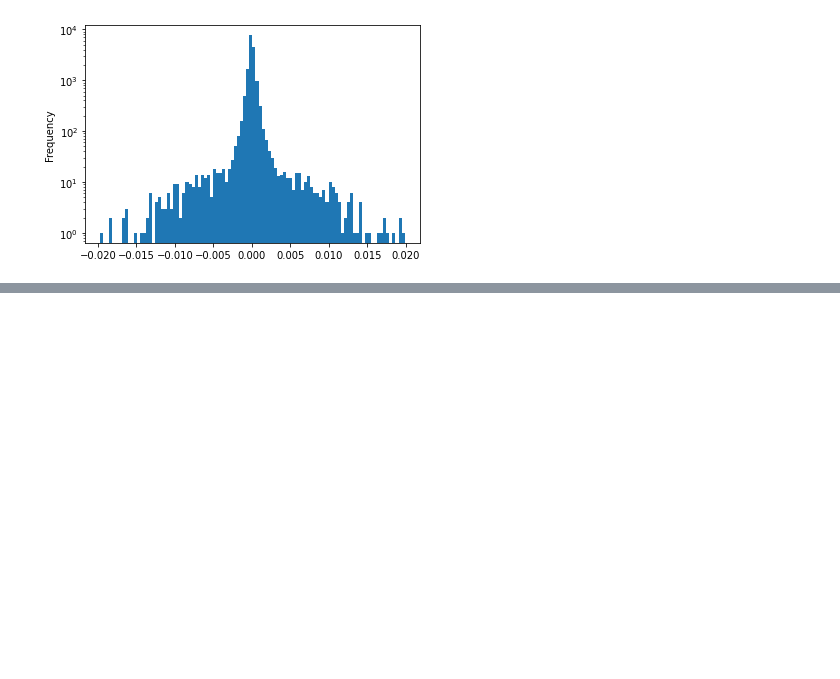
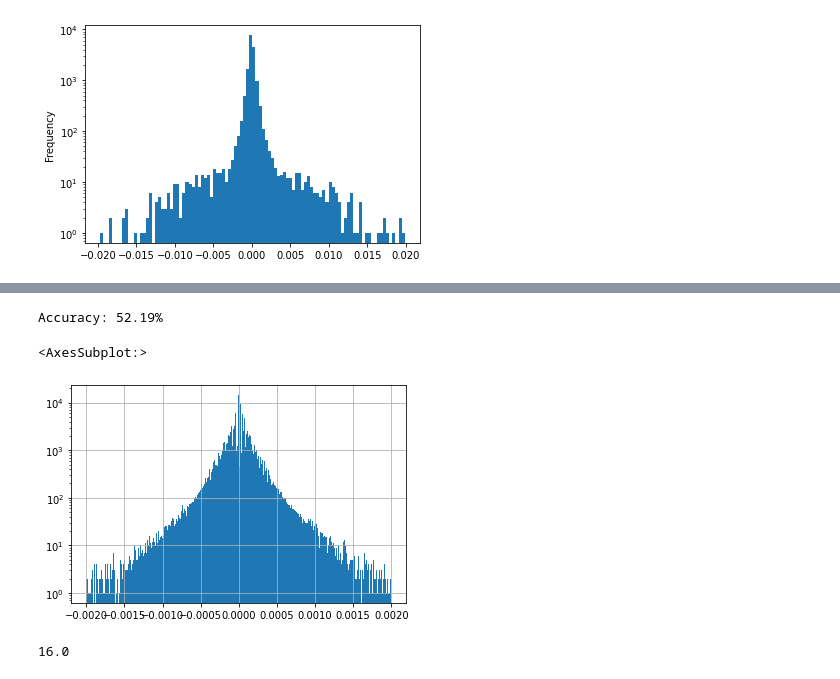
Before and after one commit to lababidi/stocks, a Jupyter notebook: 1.ipynb, the cells around one changed output, grey strips where cells are left out. Cells and saved outputs as stored; diff of their text form; code cells hidden in the pictures; blank space fills up the shorter version.

```diff
--- a/1.ipynb
+++ b/1.ipynb
@@ -99,0 +152,8 @@ xx
+# %%
+x_train = train[:150000]
+x_test = train[150000:]
+
+# y_train = np.clip(target_train["h_0_delta"]*10000, -20, 20).astype(int)+20
+# y_test = np.clip(target_test["h_0_delta"]*10000, -20, 20).astype(int)+20
+# %%
+train_width = len(x_train.columns)
@@ -99,0 +176,22 @@ xx
+# %%
+
+
+# Set the input shape
+input_shape = (train_width,)
+print(f'Feature shape: {input_shape}')
+
+# Create the model
+model = Sequential()
+model.add(Dense(350, input_shape=input_shape, activation='sigmoid'))
+model.add(Dense(500, activation='sigmoid'))
+model.add(Dense(500, activation='sigmoid'))
+model.add(Dense(500, activation='sigmoid'))
+model.add(Dense(1, activation='softmax'))
+
+# Configure the model and start training
+model.compile(loss='binary_crossentropy', optimizer='adam', metrics=['accuracy'])
+model.fit(x_train, y_train, epochs=10, batch_size=10000, verbose=1, validation_split=0.2)
+
+# Test the model after training
+test_results = model.evaluate(x_test, y_test, verbose=1)
+print(f'Test results - Loss: {test_results[0]} - Accuracy: {test_results[1]}%')
@@ -99,0 +226,3 @@ xx
+# %%
+model = XGBClassifier(max_depth=10)
+model.fit(x_train, y_train)
@@ -99,0 +242,16 @@ xx
+# %%
+
+# evaluate predictions
+accuracy = accuracy_score(y_test, y_pred)
+print("Accuracy: %.2f%%" % (accuracy * 100.0))
+# %% [output]
+Accuracy: 52.19%
+# %%
+y_train.hist(bins=np.arange(-.002, .002, .00001), log=True, )
+# %% [output]
+<AxesSubplot:>
+[figure, added]
+# %%
+np.around(.00016*100000)
+# %% [output]
+16.0
```
Also changed, not shown: parts of 27 cells of this notebook, 1 other file.
